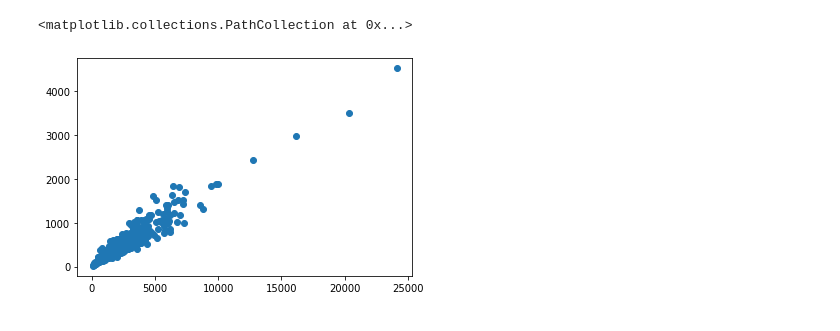
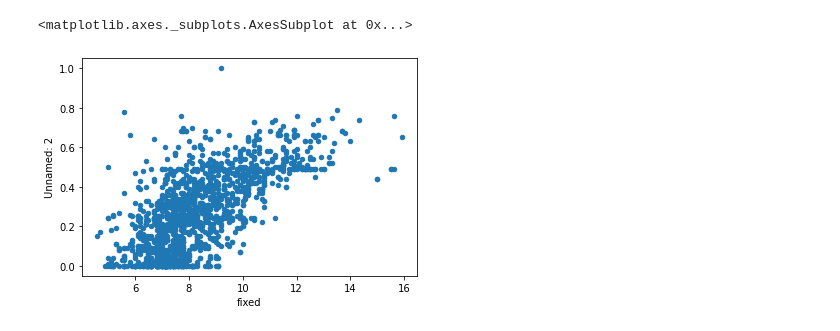
Before and after one commit to raghulvishal/Data-visualization, a Jupyter notebook: 21AIB12.ipynb, the cells around one changed output. Saved outputs shown, nothing was run; the diff lists cells and outputs as text; code cells hidden in the pictures.

```diff
--- a/21AIB12.ipynb
+++ b/21AIB12.ipynb
@@ -45,0 +8,3 @@ NameError: ignored
+# %%
+df=pd.read_csv("winequality-red.csv")
+df1=pd.read_csv("winequality-white.csv")
@@ -46,5 +271,5 @@ NameError: ignored
 # %%
-plt.scatter(x,y)
+df.plot(kind="scatter",x="fixed",y="Unnamed: 2")
 # %% [output]
-<matplotlib.collections.PathCollection at 0x...>
+<matplotlib.axes._subplots.AxesSubplot at 0x...>
-[figure, old version]
+[figure, new version]
```
Also changed, not shown: parts of 34 cells of this notebook.
